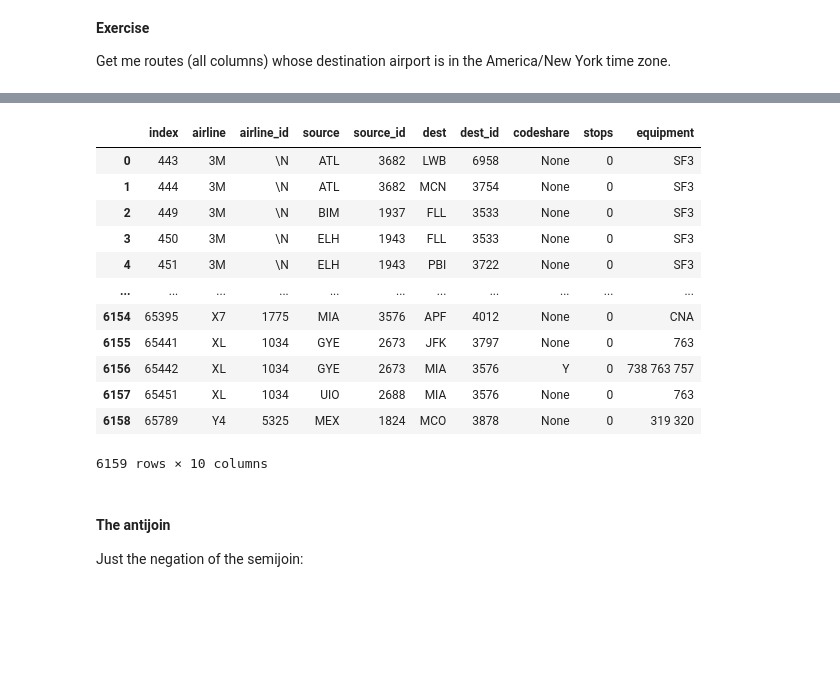
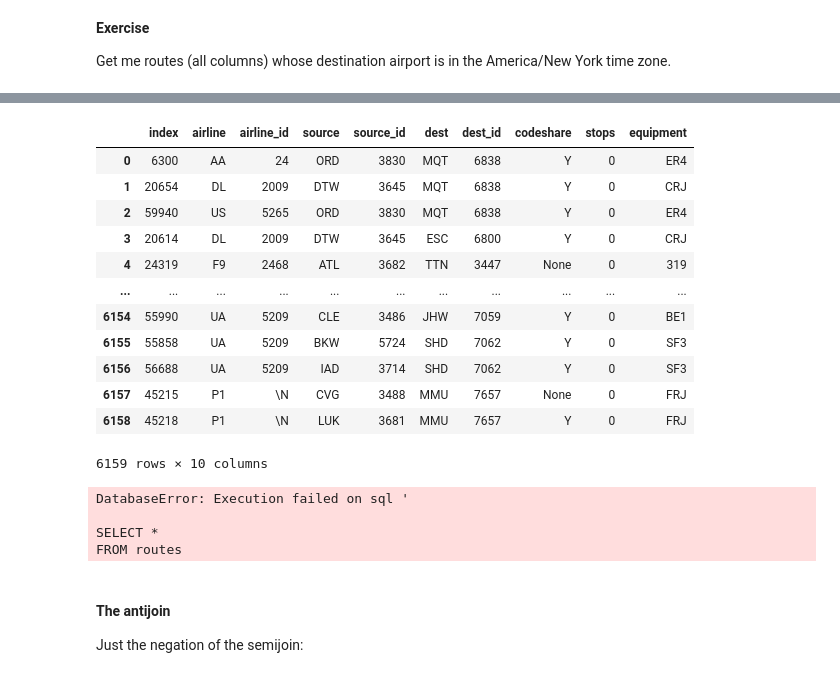
Before and after one commit to jeffreytoller/DSNYC080822, a Jupyter notebook: Phase1_Topic6_SQL/Ph1_T6_SQLSubqueries.ipynb, the cells around one changed output, grey strips where cells are left out. Saved outputs shown, nothing was run; the diff lists cells and outputs as text; code cells hidden in the pictures; blank space fills up the shorter version.

```diff
--- a/Phase1_Topic6_SQL/Ph1_T6_SQLSubqueries.ipynb
+++ b/Phase1_Topic6_SQL/Ph1_T6_SQLSubqueries.ipynb
@@ -637,24 +723,45 @@ Get me routes (all columns) whose destination airport is in the America/New York
+# %%
+# help me out
+pd.read_sql('''
+SELECT rt.*
+FROM airports as ar
+INNER JOIN
+    routes AS rt
+    ON ar.id = rt.dest_id
+WHERE ar.timezone = 'America/New_York'
+;''', con)
+# %% [output]
+|  | index | airline | airline_id | source | source_id | dest | dest_id | codeshare | stops | equipment |
+| 0 | 6300 | AA | 24 | ORD | 3830 | MQT | 6838 | Y | 0 | ER4 |
+| 1 | 20654 | DL | 2009 | DTW | 3645 | MQT | 6838 | Y | 0 | CRJ |
+| 2 | 59940 | US | 5265 | ORD | 3830 | MQT | 6838 | Y | 0 | ER4 |
+| 3 | 20614 | DL | 2009 | DTW | 3645 | ESC | 6800 | Y | 0 | CRJ |
+| 4 | 24319 | F9 | 2468 | ATL | 3682 | TTN | 3447 | None | 0 | 319 |
+| ... | ... | ... | ... | ... | ... | ... | ... | ... | ... | ... |
+| 6154 | 55990 | UA | 5209 | CLE | 3486 | JHW | 7059 | Y | 0 | BE1 |
+| 6155 | 55858 | UA | 5209 | BKW | 5724 | SHD | 7062 | Y | 0 | SF3 |
+| 6156 | 56688 | UA | 5209 | IAD | 3714 | SHD | 7062 | Y | 0 | SF3 |
+| 6157 | 45215 | P1 | \N | CVG | 3488 | MMU | 7657 | None | 0 | FRJ |
+| 6158 | 45218 | P1 | \N | LUK | 3681 | MMU | 7657 | Y | 0 | FRJ |
+6159 rows × 10 columns
 # %%
 # help me out
 pd.read_sql('''
 
+SELECT *
+FROM routes
+WHERE(
+    SELECT
+)
+
 
 
 ''', con)
 # %% [output]
-|  | index | airline | airline_id | source | source_id | dest | dest_id | codeshare | stops | equipment |
-| 0 | 443 | 3M | \N | ATL | 3682 | LWB | 6958 | None | 0 | SF3 |
-| 1 | 444 | 3M | \N | ATL | 3682 | MCN | 3754 | None | 0 | SF3 |
-| 2 | 449 | 3M | \N | BIM | 1937 | FLL | 3533 | None | 0 | SF3 |
-| 3 | 450 | 3M | \N | ELH | 1943 | FLL | 3533 | None | 0 | SF3 |
-| 4 | 451 | 3M | \N | ELH | 1943 | PBI | 3722 | None | 0 | SF3 |
-| ... | ... | ... | ... | ... | ... | ... | ... | ... | ... | ... |
-| 6154 | 65395 | X7 | 1775 | MIA | 3576 | APF | 4012 | None | 0 | CNA |
-| 6155 | 65441 | XL | 1034 | GYE | 2673 | JFK | 3797 | None | 0 | 763 |
-| 6156 | 65442 | XL | 1034 | GYE | 2673 | MIA | 3576 | Y | 0 | 738 763 757 |
-| 6157 | 65451 | XL | 1034 | UIO | 2688 | MIA | 3576 | None | 0 | 763 |
-| 6158 | 65789 | Y4 | 5325 | MEX | 1824 | MCO | 3878 | None | 0 | 319 320 |
-6159 rows × 10 columns
+DatabaseError: Execution failed on sql '
+
+SELECT *
+FROM routes
 # %% [markdown]
 #### The antijoin
 
```
Also changed, not shown: parts of 7 cells of this notebook.
